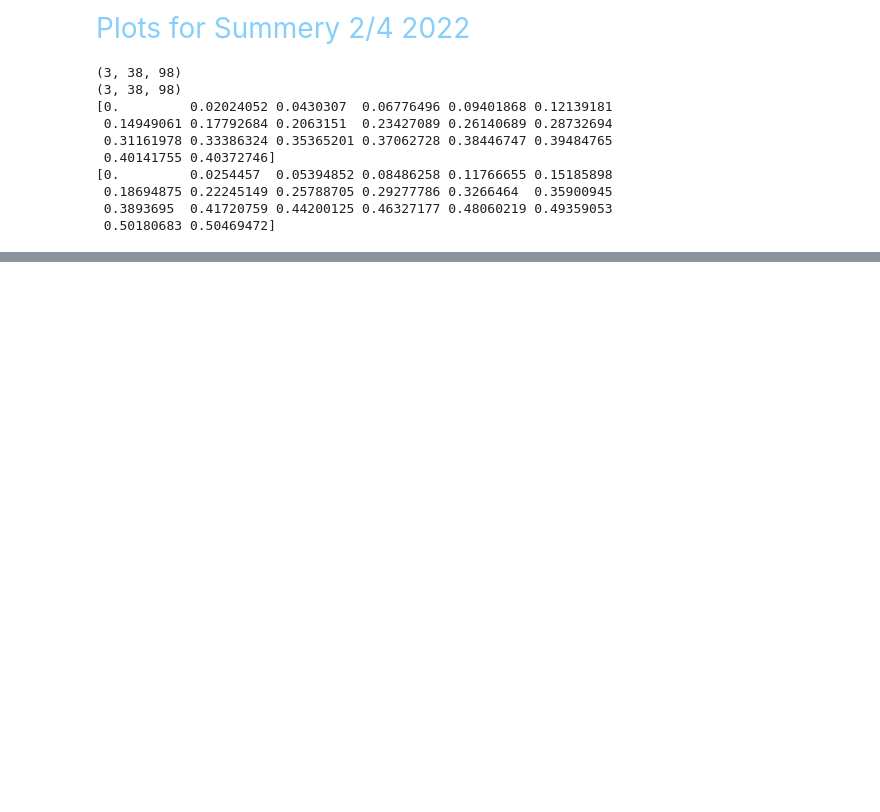
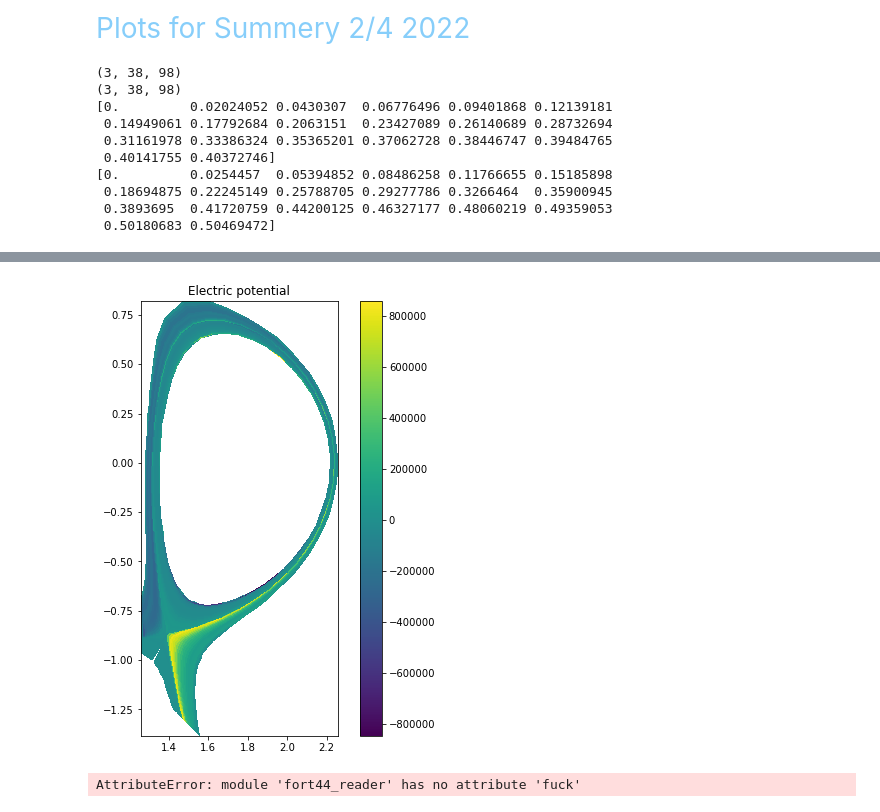
Before and after one commit to ChanYeongL/SOLPS-ITER_analysis, a Jupyter notebook: #new_analysis.ipynb, the cells around one changed output, grey strips where cells are left out. Drawn from its saved outputs; the diff is of its cells as text; code cells hidden in the pictures; blank space fills up the shorter version.

```diff
--- a/#new_analysis.ipynb
+++ b/#new_analysis.ipynb
@@ -323,0 +384,18 @@ NameError: name 'fht_b2fplasmf_co_KSTAR_noNe' is not defined
+# %%
+
+plt.figure(figsize=(8, 8))
+
+
+plt.axes().set_aspect('equal')
+
+plt.title("Electric potential")
+#plt.xlim(1.4,1.6)
+#plt.ylim(-1.4,-1.2)
+#dataiwant_conv = dataiwant_conv.sum(axis=0)
+plt.pcolormesh(co_new_mesh_x_cen, co_new_mesh_y_cen,fht_b2fplasmf_new_mesh_co_16MW_Ne_0[0,:,:] )#a=fhe_b2fstate_co_KDEMO_3e19Ne[0,:,:]-fhe_b2fstate_al_KDEMO_3e19Ne[0,:,:]
+
+plt.colorbar()
+
+plt.show()
+# %% [output]
+[figure, added]
@@ -323,0 +404,4 @@ NameError: name 'fht_b2fplasmf_co_KSTAR_noNe' is not defined
+# %%
+a = fort.fuck()
+# %% [output]
+AttributeError: module 'fort44_reader' has no attribute 'fuck'
```
Also changed, not shown: parts of 9 cells of this notebook, 8 other files.
